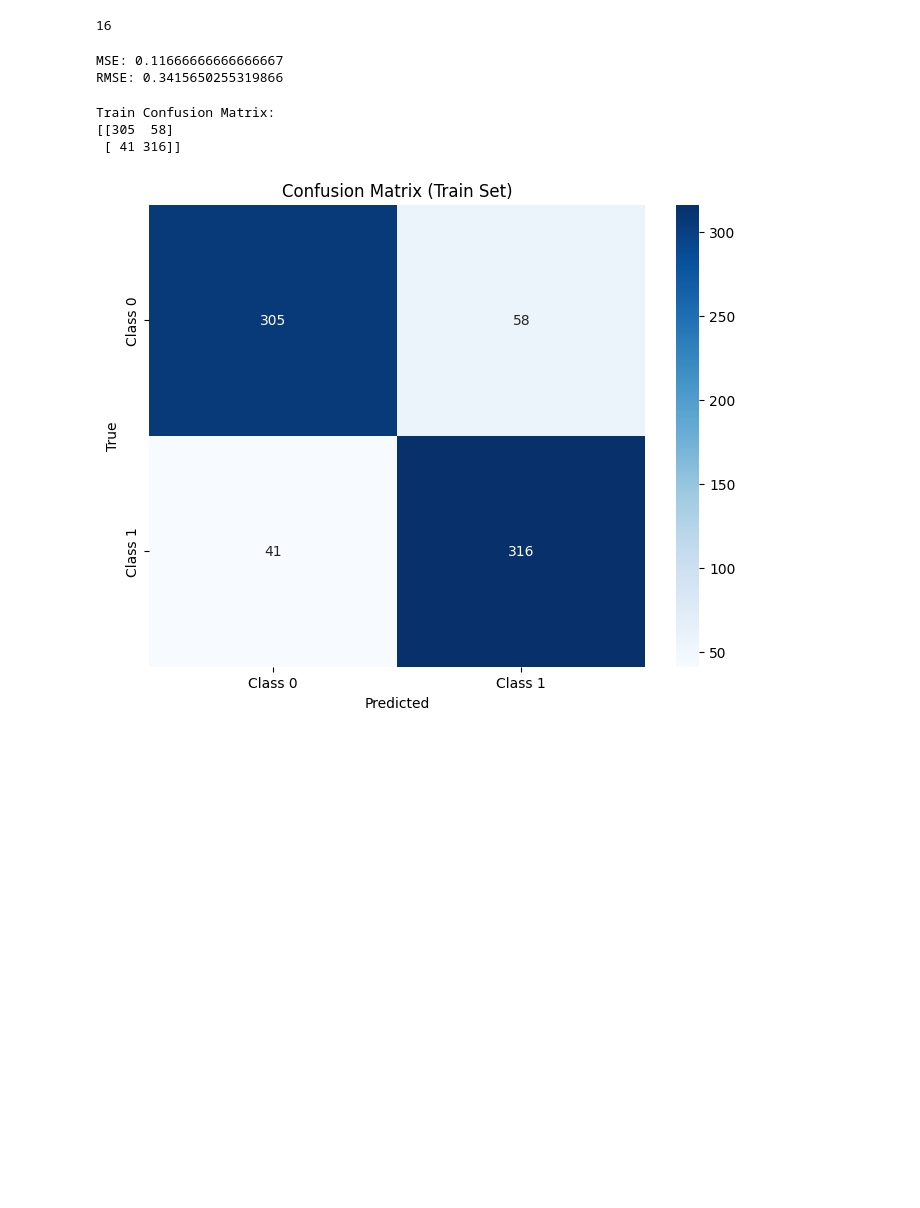
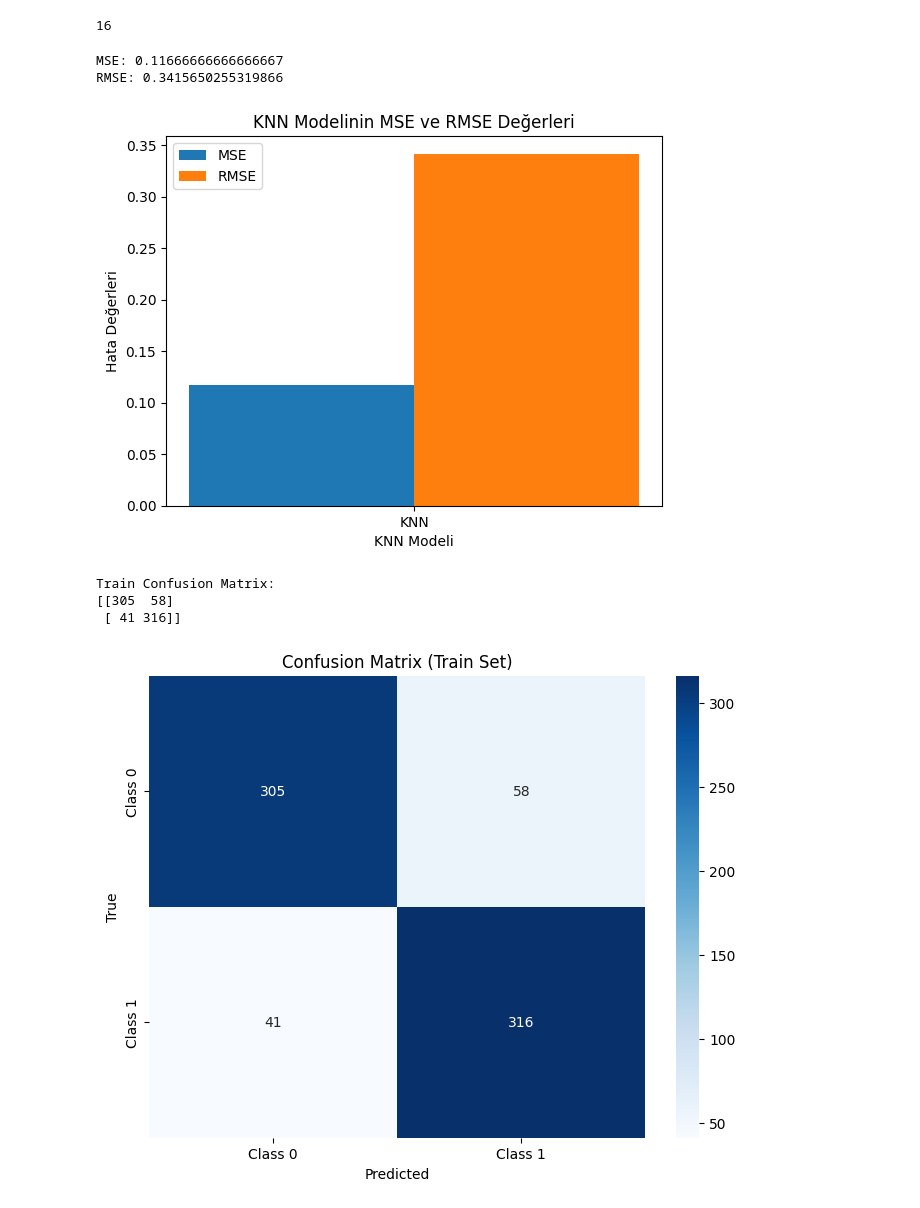
Before and after one commit to melsagin/raisin, a Jupyter notebook: analysis.ipynb, the cells around one changed output. Saved outputs shown, nothing was run; the diff lists cells and outputs as text; code cells hidden in the pictures; blank space fills up the shorter version.

```diff
--- a/analysis.ipynb
+++ b/analysis.ipynb
@@ -819,6 +847,27 @@ print(f"RMSE: {rmse_knn}")
 # %% [output]
 MSE: 0.11666666666666667
 RMSE: 0.3415650255319866
+# %%
+# Çubuk grafik oluşturma
+fig, ax = plt.subplots()
+bar_width = 0.35
+index = range(1)  # Tek bir model olduğu için sadece bir çubuk olacak
+
+bar1 = ax.bar(index, mse_knn, bar_width, label='MSE')
+bar2 = ax.bar([i + bar_width for i in index], rmse_knn, bar_width, label='RMSE')
+
+# Eksen etiketleri ve diğer ayarlar
+ax.set_xlabel('KNN Modeli')
+ax.set_ylabel('Hata Değerleri')
+ax.set_title('KNN Modelinin MSE ve RMSE Değerleri')
+ax.set_xticks([i + bar_width/2 for i in index])
+ax.set_xticklabels(['KNN'])
+ax.legend()
+
+# Çubuk grafik gösterme
+plt.show()
+# %% [output]
+[figure, added]
 # %%
 evaluation_metric(model_knn, X_train, y_train, X_test, y_test)
 # %% [output]
```
Also changed, not shown: parts of 3 cells of this notebook.
